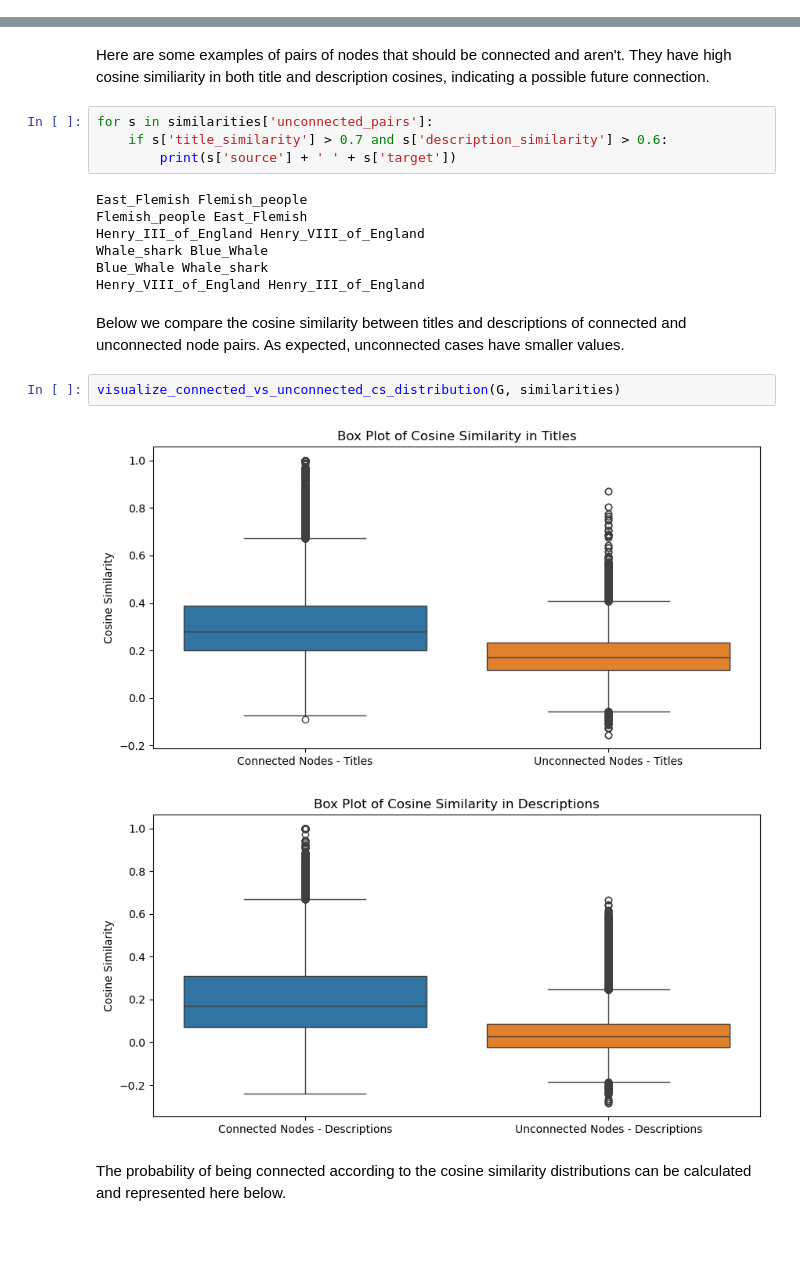
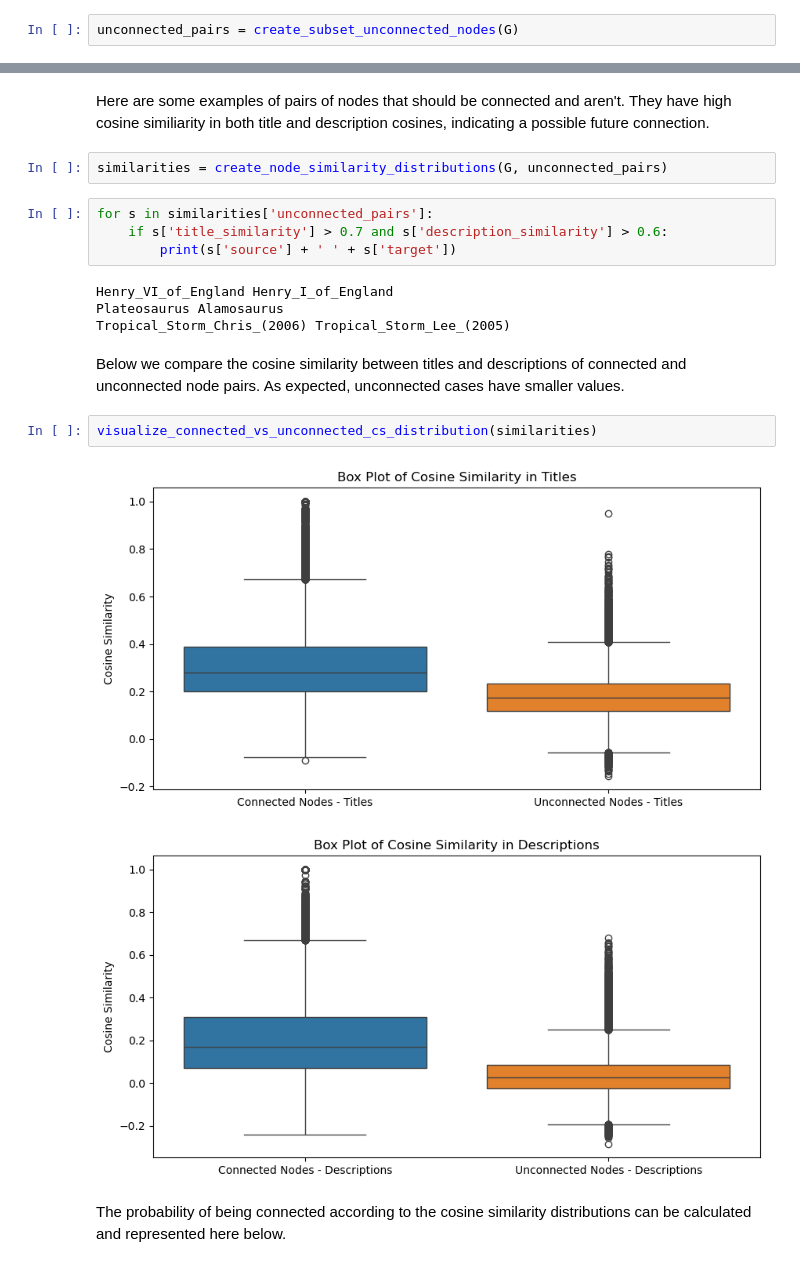
Before and after one commit to angelpras/epfl_ADA_project, a Jupyter notebook: results.ipynb, the cells around one changed output, grey strips where cells are left out. Saved outputs shown, nothing was run; the diff lists cells and outputs as text; blank space fills up the shorter version.

```diff
--- a/results.ipynb
+++ b/results.ipynb
@@ -127,3 +127,5 @@ visualize_graph(G)
+# %%
+unconnected_pairs = create_subset_unconnected_nodes(G)
 # %% [markdown]
 ### Graph statistical analysis
 
@@ -264,23 +266,22 @@ similarities = visualize_node_similarity_distributions(G)
 Discussion: As expected, the mean values of the unconnected node pairs are smaller than the ones for connected pairs. The latter also have a higher distribution range, representing varying degrees of similarity, whereas the unconnected pairs don't have high range of values, since they are generally less resemblant. The connected pairs have a right skewed distribution indicating larger semantic resemblance.
 # %% [markdown]
 Here are some examples of pairs of nodes that should be connected and aren't. They have high cosine similiarity in both title and description cosines, indicating a possible future connection.
+# %%
+similarities = create_node_similarity_distributions(G, unconnected_pairs)
 # %%
 for s in similarities['unconnected_pairs']:
     if s['title_similarity'] > 0.7 and s['description_similarity'] > 0.6:
         print(s['source'] + ' ' + s['target'])
 # %% [output]
-East_Flemish Flemish_people
-Flemish_people East_Flemish
-Henry_III_of_England Henry_VIII_of_England
-Whale_shark Blue_Whale
-Blue_Whale Whale_shark
-Henry_VIII_of_England Henry_III_of_England
+Henry_VI_of_England Henry_I_of_England
+Plateosaurus Alamosaurus
+Tropical_Storm_Chris_(2006) Tropical_Storm_Lee_(2005)
 # %% [markdown]
 Below we compare the cosine similarity between titles and descriptions of connected and unconnected node pairs. As expected, unconnected cases have smaller values.
 # %%
-visualize_connected_vs_unconnected_cs_distribution(G, similarities)
+visualize_connected_vs_unconnected_cs_distribution(similarities)
 # %% [output]
-[figure, old version]
+[figure, new version]
 [figure]
 # %% [markdown]
 The probability of being connected according to the cosine similarity distributions can be calculated and represented here below.
```
Also changed, not shown: parts of 16 cells of this notebook, 1 other file.
